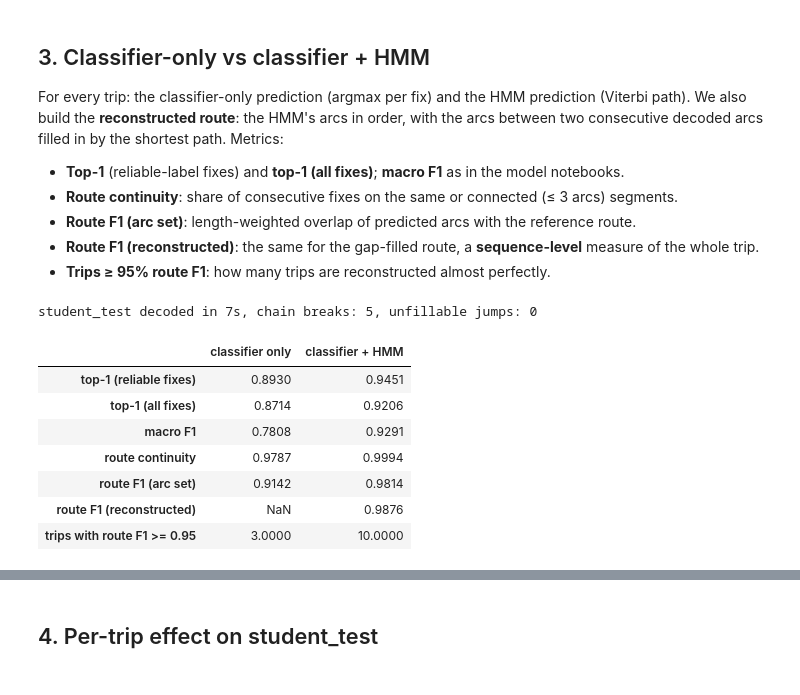
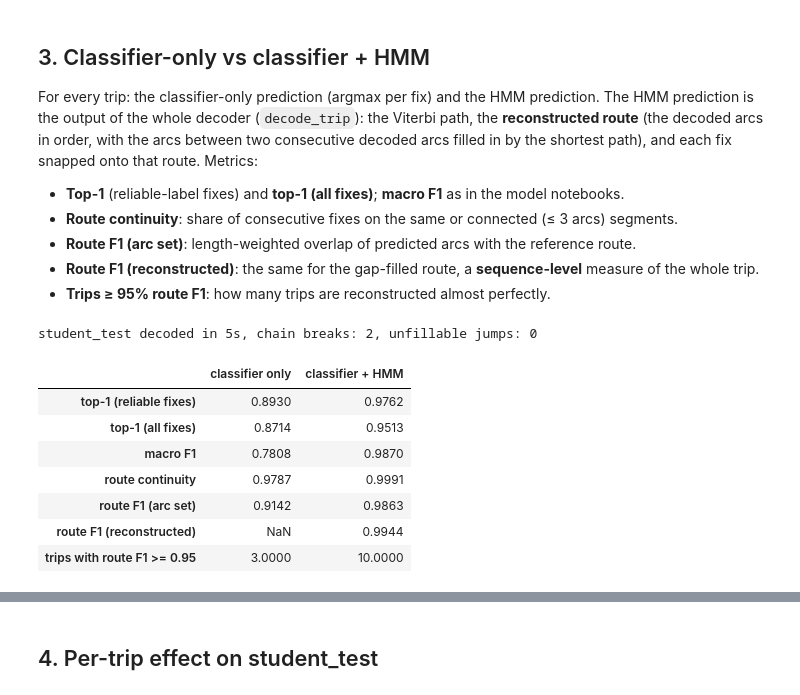
Before and after one commit to 8bitGuitar/ML-Hackathon, a Jupyter notebook: hmm_viterbi/hmm_viterbi.ipynb, the cells around one changed output, grey strips where cells are left out. Saved outputs shown, nothing was run; the diff lists cells and outputs as text; code cells hidden in the pictures.

```diff
--- a/hmm_viterbi/hmm_viterbi.ipynb
+++ b/hmm_viterbi/hmm_viterbi.ipynb
@@ -96,0 +80,28 @@ Name: top1, dtype: float64
+# %%
+MIN_MOVES = [0, 10, 20, 30, 40]
+BETAS = [1.5, 3, 6]
+rows = []
+t0 = time.time()
+for t in range(80):
+    m = train.tidx.values == t
+    prep = prepare_trip("train", t, train[m], oof[m])
+    nxy = load_nodes_xy("train", t)
+    for mm in MIN_MOVES:
+        for b in BETAS:
+            d = decode_trip(prep, *nxy, beta=b, min_move=mm)
+            tm = trip_metrics("train", t, d["fix_arc"])
+            rows.append(dict(tidx=t, min_move=mm, beta=b, correct=tm["correct_kept"], n=tm["n_kept"]))
+tune = pd.DataFrame(rows)
+grid = tune.groupby(["min_move", "beta"])[["correct", "n"]].sum().assign(top1=lambda d: d.correct / d.n).top1.unstack("beta")
+MIN_MOVE, BETA = (float(v) for v in grid.stack().idxmax())
+print(f"tuning took {time.time() - t0:.0f}s; best min_move = {MIN_MOVE:g} m, beta = {BETA:g}")
+grid.stack().rename("top1").reset_index().to_csv(H / "decoder_tuning.csv", index=False)
+grid.loc[MIN_MOVE].rename("top1").to_csv(H / "beta_tuning.csv")          # the beta curve at the chosen min_move
+fig, ax = plt.subplots(figsize=(7.4, 3.2))
+for mm, col in zip(MIN_MOVES, [GREY, ORANGE, GREEN, BLUE, RED]):
+    ax.plot(grid.columns, grid.loc[mm].values * 100, "o-", color=col, lw=2, label=f"min_move = {mm} m")
+ax.set_xscale("log"); ax.set_xticks(BETAS, [f"{b:g}" for b in BETAS])
+ax.set(xlabel="β (m, log scale)", ylabel="top-1 (%)", title="Decoder tuning on 80 train trips (out-of-fold)")
+ax.legend(frameon=False, fontsize=8, loc="center left", bbox_to_anchor=(1.01, .5)); ax.spines[["top", "right"]].set_visible(False); ax.grid(alpha=.3)
+fig.tight_layout(); fig.savefig(H / "fig_beta.png", dpi=150); plt.show()
+(grid * 100).round(2)
@@ -97,64 +118,66 @@ Name: top1, dtype: float64
 # %% [markdown]
 ## 3. Classifier-only vs classifier + HMM
 
-For every trip: the classifier-only prediction (argmax per fix) and the HMM prediction (Viterbi path). We also build
-the **reconstructed route**: the HMM's arcs in order, with the arcs between two consecutive decoded arcs filled in by
-the shortest path. Metrics:
+For every trip: the classifier-only prediction (argmax per fix) and the HMM prediction. The HMM prediction is the
+output of the whole decoder (`decode_trip`): the Viterbi path, the **reconstructed route** (the decoded arcs in
+order, with the arcs between two consecutive decoded arcs filled in by the shortest path), and each fix snapped onto
+that route. Metrics:
 - **Top-1** (reliable-label fixes) and **top-1 (all fixes)**; **macro F1** as in the model notebooks.
 - **Route continuity**: share of consecutive fixes on the same or connected (≤ 3 arcs) segments.
 - **Route F1 (arc set)**: length-weighted overlap of predicted arcs with the reference route.
 - **Route F1 (reconstructed)**: the same for the gap-filled route, a **sequence-level** measure of the whole trip.
 - **Trips ≥ 95% route F1**: how many trips are reconstructed almost perfectly.
 # %%
-def run_partition(part, df, p, beta):
+def run_partition(part, df, p, beta, min_move=None):
+    min_move = MIN_MOVE if min_move is None else min_move
     out, preds = [], {}
     clf_pred = fix_predictions(df, p, part)
     for t in sorted(np.unique(df.tidx.values)):
         m = df.tidx.values == t
         t0 = time.time()
         prep = prepare_trip(part, t, df[m], p[m])
-        hp, br, dec = viterbi_trip(prep, beta=beta)
-        route, holes = reconstruct_route(prep["net"], hp)
+        d = decode_trip(prep, *load_nodes_xy(part, t), beta=beta, min_move=min_move)
+        hp, route, br, holes = d["fix_arc"], d["route"], d["breaks"], d["holes"]
         dt = time.time() - t0
         c, h = trip_metrics(part, t, clf_pred[t]), trip_metrics(part, t, hp)
         out.append(dict(trip=trips(part)[t], tidx=t, n_fix=c["n_fix"], n_kept=c["n_kept"],
                         clf_correct=c["correct_kept"], hmm_correct=h["correct_kept"],
                         clf_correct_all=c["correct_all"], hmm_correct_all=h["correct_all"],
                         clf_macro_f1=c["macro_f1"], hmm_macro_f1=h["macro_f1"],
                         clf_continuity=c["continuity"], hmm_continuity=h["continuity"],
                         clf_route_f1=c["route_f1"], hmm_route_f1=h["route_f1"],
                         hmm_route_f1_recon=route_prf(part, t, route)[2], breaks=br, holes=holes, decode_s=dt))
         preds[t] = dict(clf=clf_pred[t], hmm=hp, route=route)
     return pd.DataFrame(out), preds
 
 
 def summary(df):
     s = {}
     for k in ["clf", "hmm"]:
         s[k] = {"top-1 (reliable fixes)": df[f"{k}_correct"].sum() / df.n_kept.sum(),
                 "top-1 (all fixes)": df[f"{k}_correct_all"].sum() / df.n_fix.sum(),
                 "macro F1": df[f"{k}_macro_f1"].mean(),
                 "route continuity": np.average(df[f"{k}_continuity"], weights=df.n_fix),
                 "route F1 (arc set)": df[f"{k}_route_f1"].mean(),
                 "route F1 (reconstructed)": df.hmm_route_f1_recon.mean() if k == "hmm" else np.nan,
                 "trips with route F1 >= 0.95": int(((df.hmm_route_f1_recon if k == "hmm" else df.clf_route_f1) >= .95).sum())}
     return pd.DataFrame(s).rename(columns={"clf": "classifier only", "hmm": "classifier + HMM"})
 
 
 t0 = time.time()
 res_test, preds_test = run_partition("student_test", test, p_test, BETA)
 print(f"student_test decoded in {time.time() - t0:.0f}s, chain breaks: {res_test.breaks.sum()}, unfillable jumps: {res_test.holes.sum()}")
 S_test = summary(res_test); S_test.to_csv(H / "summary_student_test.csv"); res_test.to_csv(H / "per_trip_student_test.csv", index=False)
 S_test.round(4)
 # %% [output]
-student_test decoded in 7s, chain breaks: 5, unfillable jumps: 0
+student_test decoded in 5s, chain breaks: 2, unfillable jumps: 0
 |  | classifier only | classifier + HMM |
-| top-1 (reliable fixes) | 0.8930 | 0.9451 |
-| top-1 (all fixes) | 0.8714 | 0.9206 |
-| macro F1 | 0.7808 | 0.9291 |
-| route continuity | 0.9787 | 0.9994 |
-| route F1 (arc set) | 0.9142 | 0.9814 |
-| route F1 (reconstructed) | NaN | 0.9876 |
+| top-1 (reliable fixes) | 0.8930 | 0.9762 |
+| top-1 (all fixes) | 0.8714 | 0.9513 |
+| macro F1 | 0.7808 | 0.9870 |
+| route continuity | 0.9787 | 0.9991 |
+| route F1 (arc set) | 0.9142 | 0.9863 |
+| route F1 (reconstructed) | NaN | 0.9944 |
 | trips with route F1 >= 0.95 | 3.0000 | 10.0000 |
 # %%
 t0 = time.time()
```
Also changed, not shown: parts of 16 cells of this notebook, 28 other files.
